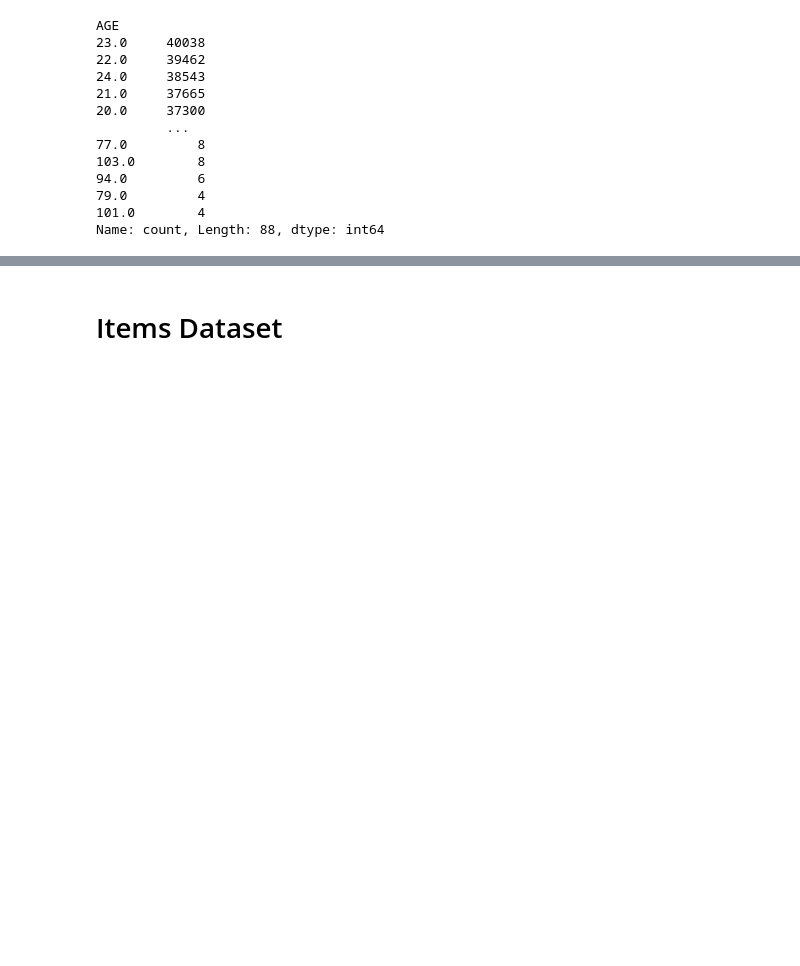
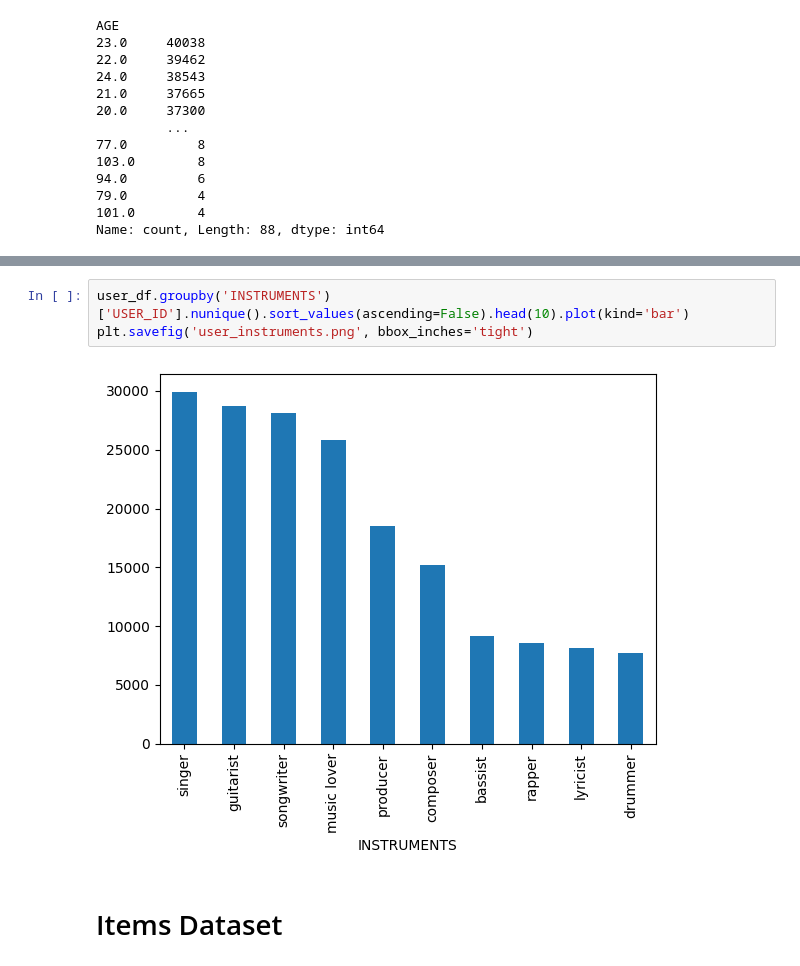
Before and after one commit to Yreus6/recommendation-mlp, a Jupyter notebook: notebooks/exploratory-data-analysis.ipynb, the cells around one changed output, grey strips where cells are left out. Drawn from its saved outputs; the diff is of its cells as text; blank space fills up the shorter version.

```diff
--- a/notebooks/exploratory-data-analysis.ipynb
+++ b/notebooks/exploratory-data-analysis.ipynb
@@ -100,2 +118,7 @@ Name: count, Length: 88, dtype: int64
+# %%
+user_df.groupby('INSTRUMENTS')['USER_ID'].nunique().sort_values(ascending=False).head(10).plot(kind='bar')
+plt.savefig('user_instruments.png', bbox_inches='tight')
+# %% [output]
+[figure, added]
 # %% [markdown]
 # Items Dataset
```
Also changed, not shown: parts of 17 cells of this notebook, 11 other files.
